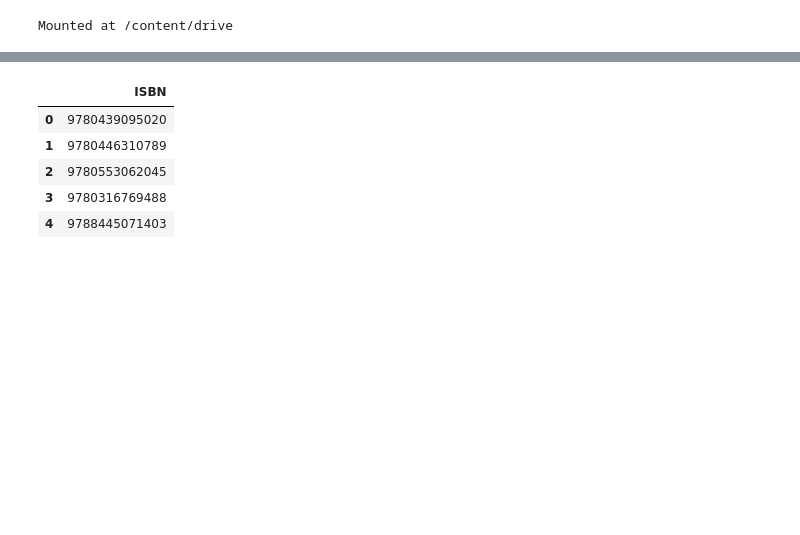
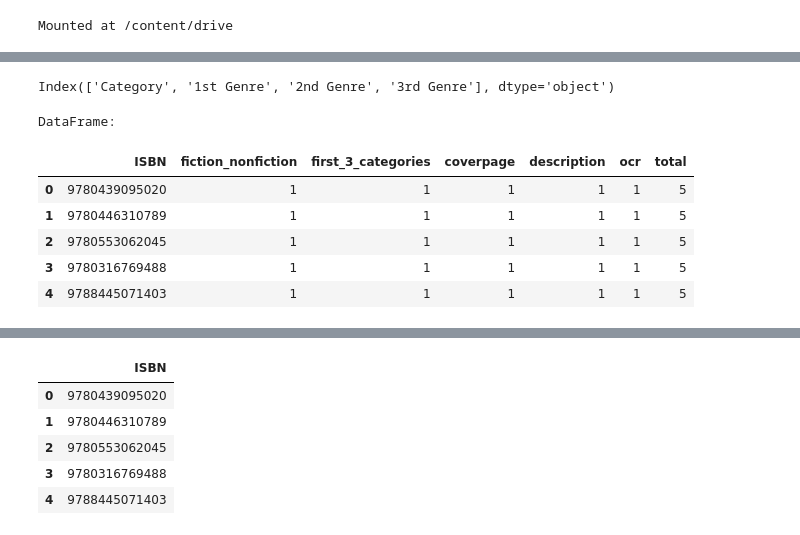
Before and after one commit to ayush572/Final_Year_Internship_Work, a Jupyter notebook: Complete_Data_processing_IIT_Indore_Internship.ipynb, the cells around one changed output, grey strips where cells are left out. Cells and saved outputs as stored; diff of their text form; code cells hidden in the pictures; blank space fills up the shorter version.

```diff
--- a/Complete_Data_processing_IIT_Indore_Internship.ipynb
+++ b/Complete_Data_processing_IIT_Indore_Internship.ipynb
@@ -24,0 +42,21 @@ DataFrame:
+# %%
+df1.keys()
+# %% [output]
+Index(['Category', '1st Genre', '2nd Genre', '3rd Genre'], dtype='object')
+# %%
+import pandas as pd
+csv_file_path = '/content/drive/MyDrive/Book Dataset - merge_data_analysis.csv'
+# Load the CSV file into a pandas DataFrame
+df2 = pd.read_csv(csv_file_path)
+
+# Display the DataFrame
+print("DataFrame:")
+df2.head()
+# %% [output]
+DataFrame:
+|  | ISBN | fiction_nonfiction | first_3_categories | coverpage | description | ocr | total |
+| 0 | 9780439095020 | 1 | 1 | 1 | 1 | 1 | 5 |
+| 1 | 9780446310789 | 1 | 1 | 1 | 1 | 1 | 5 |
+| 2 | 9780553062045 | 1 | 1 | 1 | 1 | 1 | 5 |
+| 3 | 9780316769488 | 1 | 1 | 1 | 1 | 1 | 5 |
+| 4 | 9788445071403 | 1 | 1 | 1 | 1 | 1 | 5 |
```
Also changed, not shown: parts of 92 cells of this notebook.
